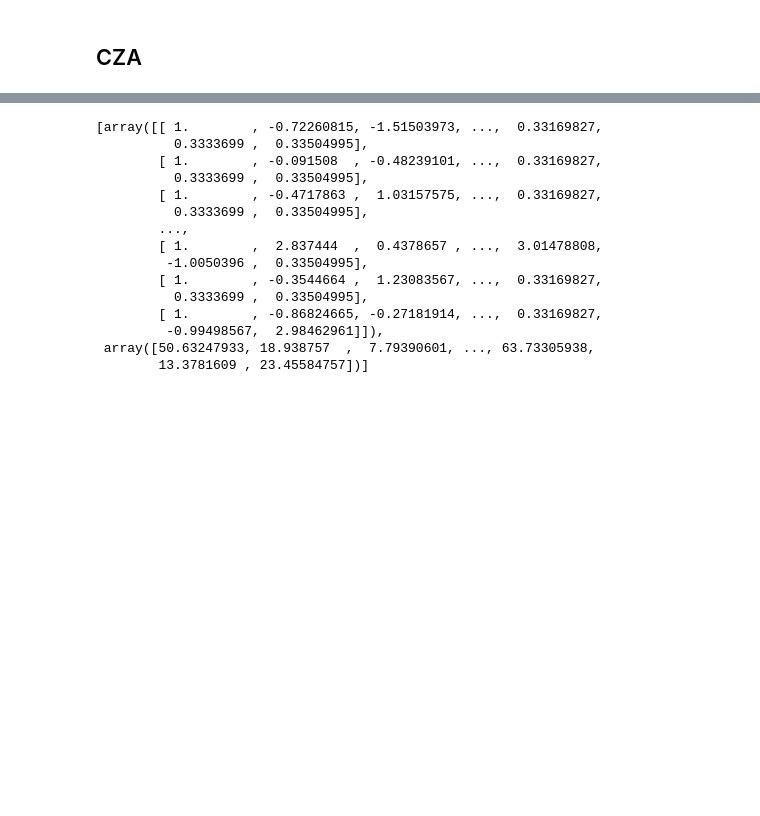
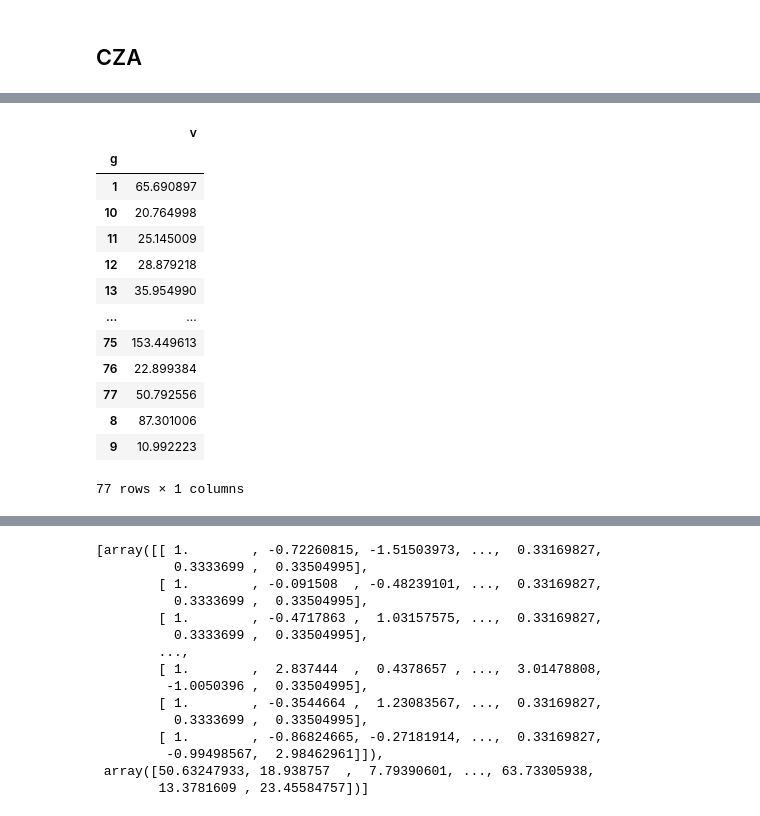
Before and after one commit to ritzba/chicago-crime-mental-health, a Jupyter notebook: code/crime_mh_modeling.ipynb, the cells around one changed output, grey strips where cells are left out. Saved outputs shown, nothing was run; the diff lists cells and outputs as text; code cells hidden in the pictures; blank space fills up the shorter version.

```diff
--- a/code/crime_mh_modeling.ipynb
+++ b/code/crime_mh_modeling.ipynb
@@ -100,0 +113,17 @@ def transform(df):
+# %%
+pd.DataFrame(transform(CZA))
+# %% [output]
+|  | v |
+| g |  |
+| 1 | 65.690897 |
+| 10 | 20.764998 |
+| 11 | 25.145009 |
+| 12 | 28.879218 |
+| 13 | 35.954990 |
+| ... | ... |
+| 75 | 153.449613 |
+| 76 | 22.899384 |
+| 77 | 50.792556 |
+| 8 | 87.301006 |
+| 9 | 10.992223 |
+77 rows × 1 columns
```
Also changed, not shown: parts of 17 cells of this notebook.
